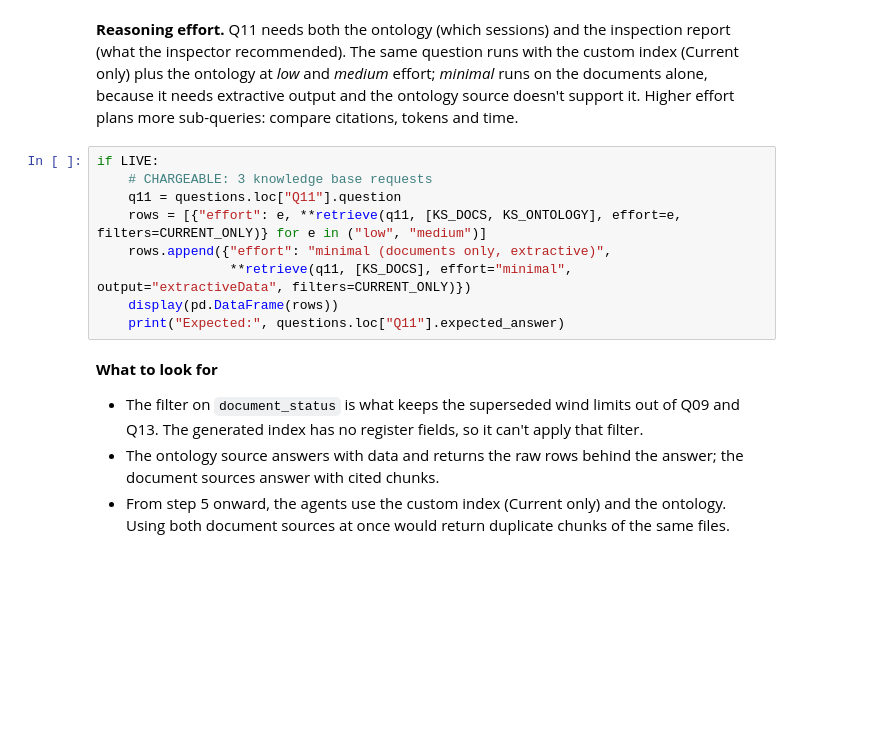
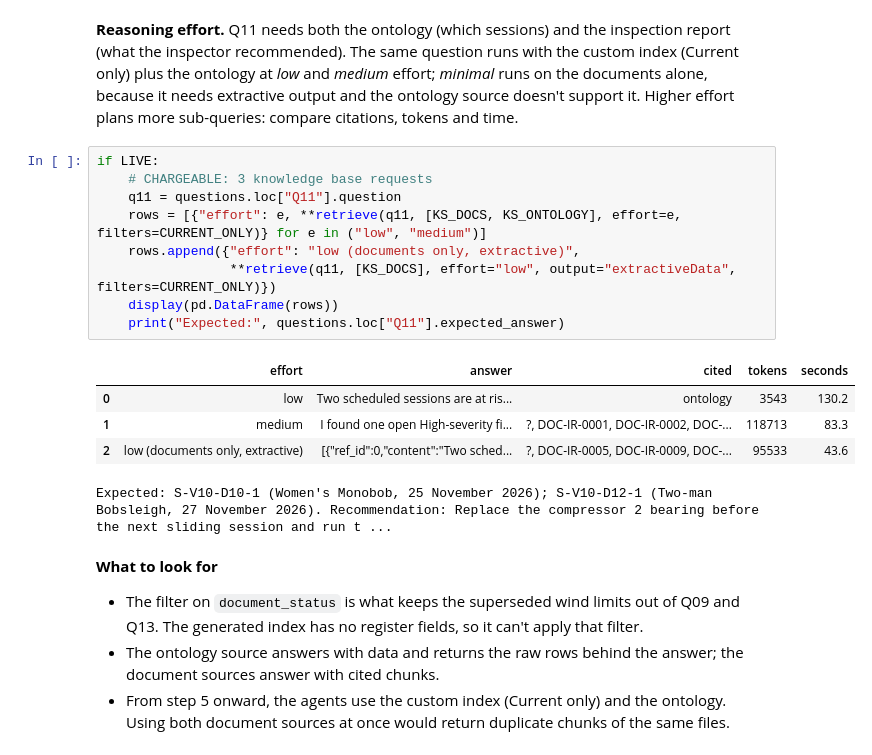
Before and after one commit to strudel0209/Microsoft-Foundry-What-s-New-and-Deep-Dive-Kit, a Jupyter notebook: foundry-demo-9-fabric-iq-and-foundry-iq-agents.ipynb, the cells around one changed output. Cells and saved outputs as stored; diff of their text form; blank space fills up the shorter version.

```diff
--- a/foundry-demo-9-fabric-iq-and-foundry-iq-agents.ipynb
+++ b/foundry-demo-9-fabric-iq-and-foundry-iq-agents.ipynb
@@ -638,12 +752,18 @@ doesn't support it. Higher effort plans more sub-queries: compare citations, tok
 # %%
 if LIVE:
     # CHARGEABLE: 3 knowledge base requests
     q11 = questions.loc["Q11"].question
     rows = [{"effort": e, **retrieve(q11, [KS_DOCS, KS_ONTOLOGY], effort=e, filters=CURRENT_ONLY)} for e in ("low", "medium")]
-    rows.append({"effort": "minimal (documents only, extractive)",
-                 **retrieve(q11, [KS_DOCS], effort="minimal", output="extractiveData", filters=CURRENT_ONLY)})
+    rows.append({"effort": "low (documents only, extractive)",
+                 **retrieve(q11, [KS_DOCS], effort="low", output="extractiveData", filters=CURRENT_ONLY)})
     display(pd.DataFrame(rows))
     print("Expected:", questions.loc["Q11"].expected_answer)
+# %% [output]
+|  | effort | answer | cited | tokens | seconds |
+| 0 | low | Two scheduled sessions are at ris... | ontology | 3543 | 130.2 |
+| 1 | medium | I found one open High-severity fi... | ?, DOC-IR-0001, DOC-IR-0002, DOC-... | 118713 | 83.3 |
+| 2 | low (documents only, extractive) | [{"ref_id":0,"content":"Two sched... | ?, DOC-IR-0005, DOC-IR-0009, DOC-... | 95533 | 43.6 |
+Expected: S-V10-D10-1 (Women's Monobob, 25 November 2026); S-V10-D12-1 (Two-man Bobsleigh, 27 November 2026). Recommendation: Replace the compressor 2 bearing before the next sliding session and run t ...
 # %% [markdown]
 **What to look for**
 - The filter on `document_status` is what keeps the superseded wind limits out of Q09 and Q13. The generated
```
Also changed, not shown: parts of 52 cells of this notebook, 9 other files.
